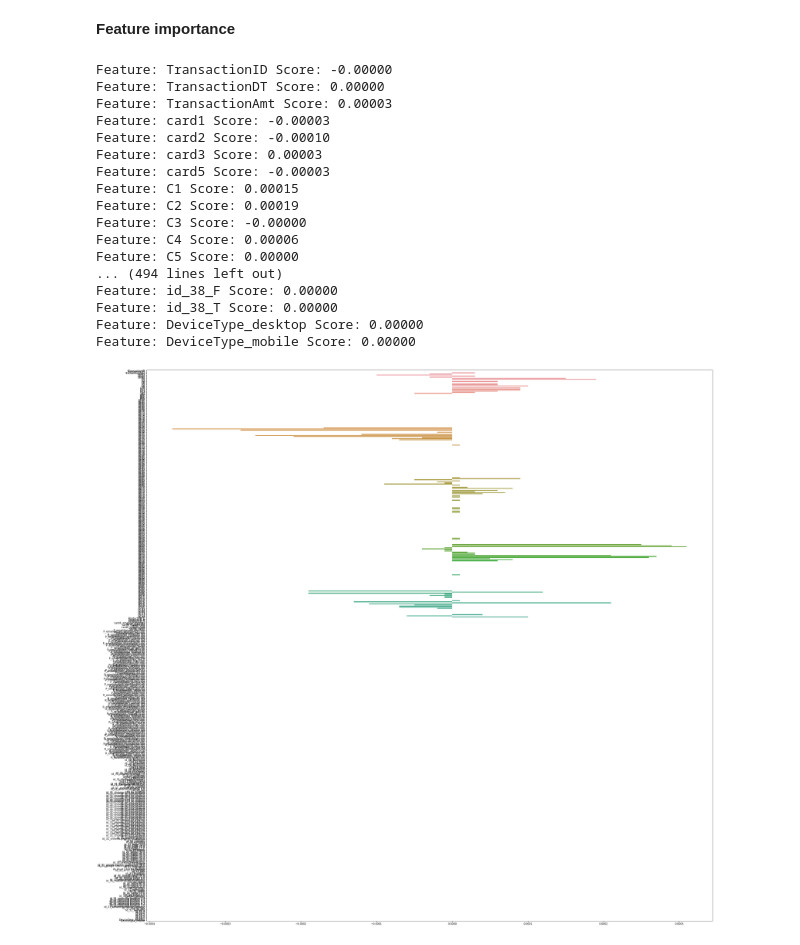
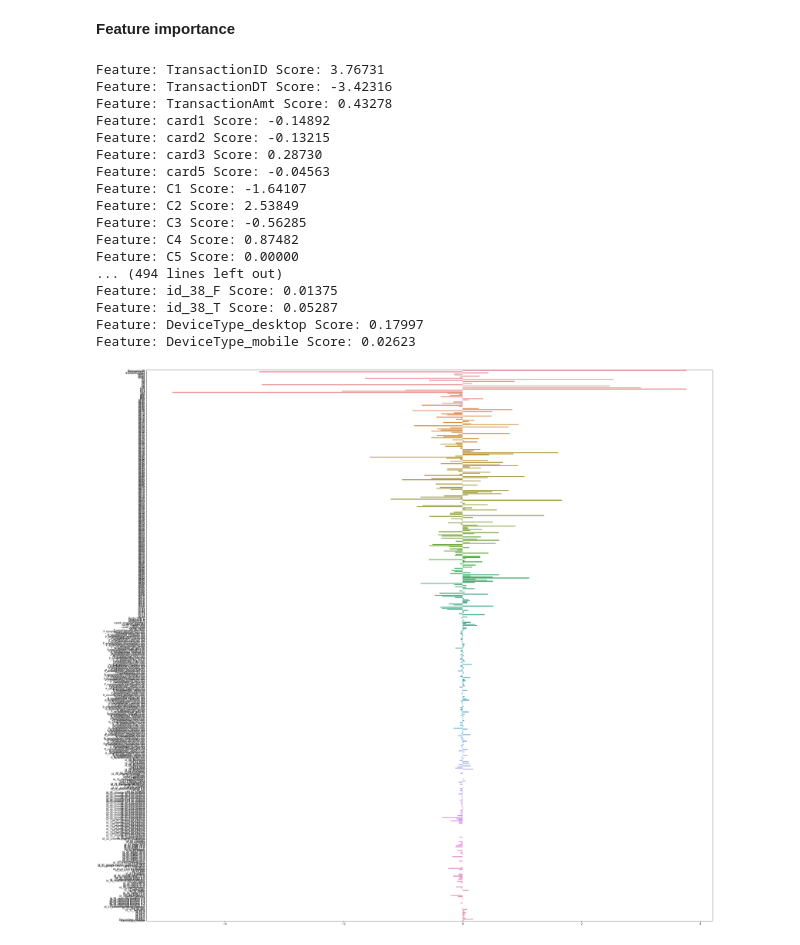
Before and after one commit to trodrigue1304/Fraud_detection_algorithm, a Jupyter notebook: source.ipynb, the cells around one changed output. Drawn from its saved outputs; the diff is of its cells as text; code cells hidden in the pictures.

```diff
--- a/source.ipynb
+++ b/source.ipynb
@@ -532,7 +532,7 @@ cv_scores.mean()
 # %% [markdown]
 **Feature importance**
 # %%
-logit.fit(X_train,Y_train)
+logit.fit(X_train_st,Y_train)
 importance = logit.coef_[0]
 imp=np.zeros(len(importance))
 #summarize feature importance
@@ -565,0 +568,12 @@ Feature: id_20 Score: 0.00010
+# %%
+#il faut q'on fixe un thresh hold q
+l1=[]#liste des features sans imporatnace
+for i in range(len(imp)):
+  if imp[i]==0:
+    l1.append(list(X_train.columns)[i])
+X_train1=X_train.drop(l1,axis=1)
+scaler=preprocessing.StandardScaler()
+X_train_st1=scaler.fit_transform(X_train1)
+logit=LogisticRegression(C=31,random_state=42)
+cv_scores = cross_val_score(logit, X_train_st1, Y_train, cv=5, scoring='roc_auc')
+cv_scores.mean()#verification que le score reste le meme
@@ -569,6 +585,6 @@ Feature: id_20 Score: 0.00010
 sites = ['ProductCD','card4','card6','P_emaildomain','R_emaildomain', 'id_12', 'id_15', 'id_16', 'id_28', 'id_29', 'id_31', 'id_35', 'id_36', 'id_37','id_38','DeviceType']
 X1_train=pd.merge(X_train,pd.get_dummies(train[sites]),right_index=True,left_index=True)
 scaler=preprocessing.StandardScaler()
-X_train_st=scaler.fit_transform(X1_train)
+X_train_st1=scaler.fit_transform(X1_train)
 # %%
 logit=LogisticRegression(C=1,random_state=42)
@@ -579,34 +595,34 @@ cv_scores.mean()
 # %% [markdown]
 **Feature importance**
 # %%
-logit.fit(X1_train,Y_train)
+logit.fit(X_train_st1,Y_train)
 importance = logit.coef_[0]
 imp=np.zeros(len(importance))
 #summarize feature importance
 for i,v in enumerate(importance):
 	print('Feature:',list(X1_train.columns)[i],'Score: %.5f' % (v))
 #plot feature importance
 for i,v in enumerate(importance):
   imp[i]='%.5f' % (v)
 fig_dims = (40, 40)
 fig, ax = plt.subplots(figsize=fig_dims)
 ax = sns.barplot(x=imp, y=list(X1_train.columns),ax=ax)
 # %% [output]
-Feature: TransactionID Score: -0.00000
-Feature: TransactionDT Score: 0.00000
-Feature: TransactionAmt Score: 0.00003
-Feature: card1 Score: -0.00003
-Feature: card2 Score: -0.00010
-Feature: card3 Score: 0.00003
-Feature: card5 Score: -0.00003
-Feature: C1 Score: 0.00015
-Feature: C2 Score: 0.00019
-Feature: C3 Score: -0.00000
-Feature: C4 Score: 0.00006
+Feature: TransactionID Score: 3.76731
+Feature: TransactionDT Score: -3.42316
+Feature: TransactionAmt Score: 0.43278
+Feature: card1 Score: -0.14892
+Feature: card2 Score: -0.13215
+Feature: card3 Score: 0.28730
+Feature: card5 Score: -0.04563
+Feature: C1 Score: -1.64107
+Feature: C2 Score: 2.53849
+Feature: C3 Score: -0.56285
+Feature: C4 Score: 0.87482
 Feature: C5 Score: 0.00000
 ... (494 lines left out)
-Feature: id_38_F Score: 0.00000
-Feature: id_38_T Score: 0.00000
-Feature: DeviceType_desktop Score: 0.00000
-Feature: DeviceType_mobile Score: 0.00000
+Feature: id_38_F Score: 0.01375
+Feature: id_38_T Score: 0.05287
+Feature: DeviceType_desktop Score: 0.17997
+Feature: DeviceType_mobile Score: 0.02623
-[figure, old version]
+[figure, new version]
```
Also changed, not shown: parts of 6 cells of this notebook.
